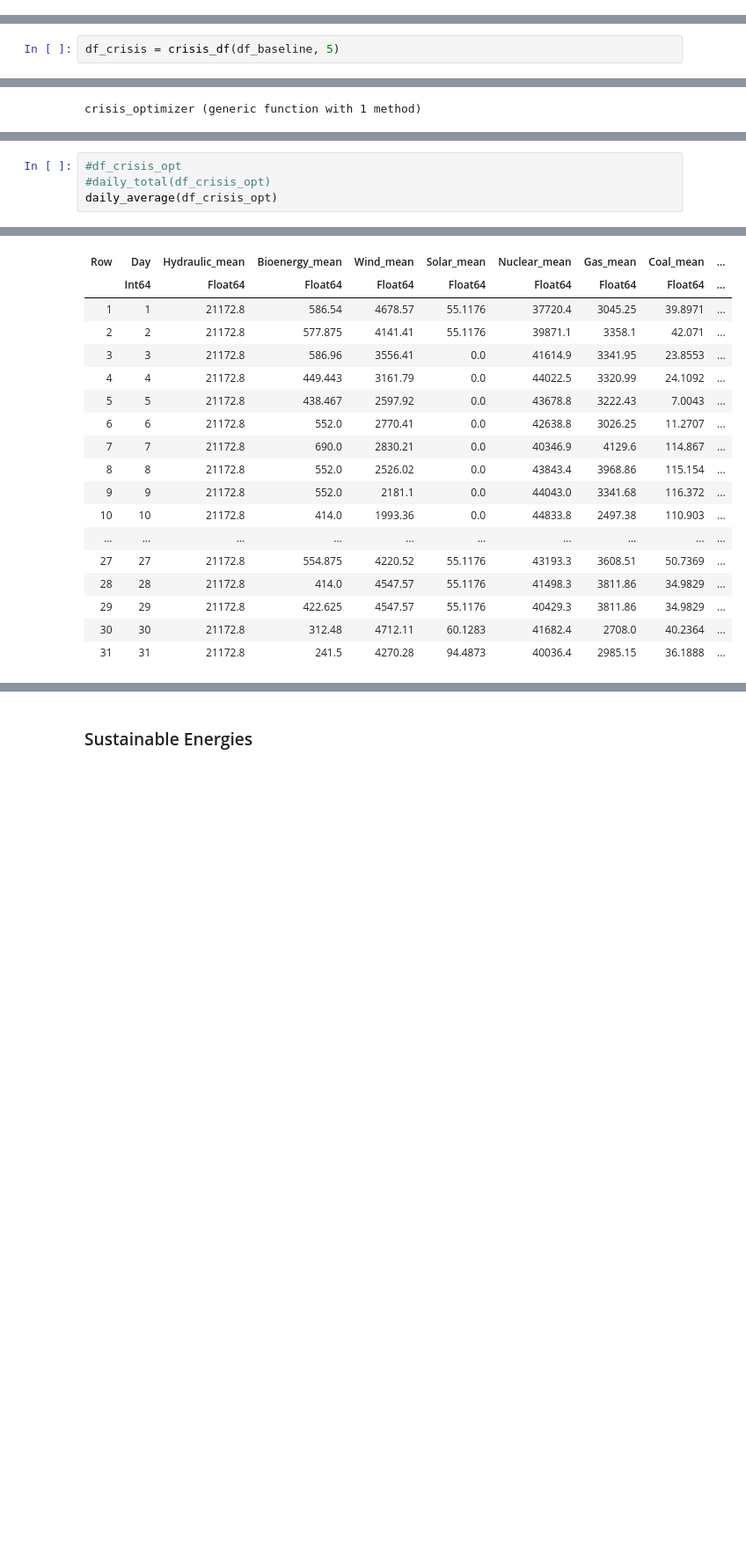
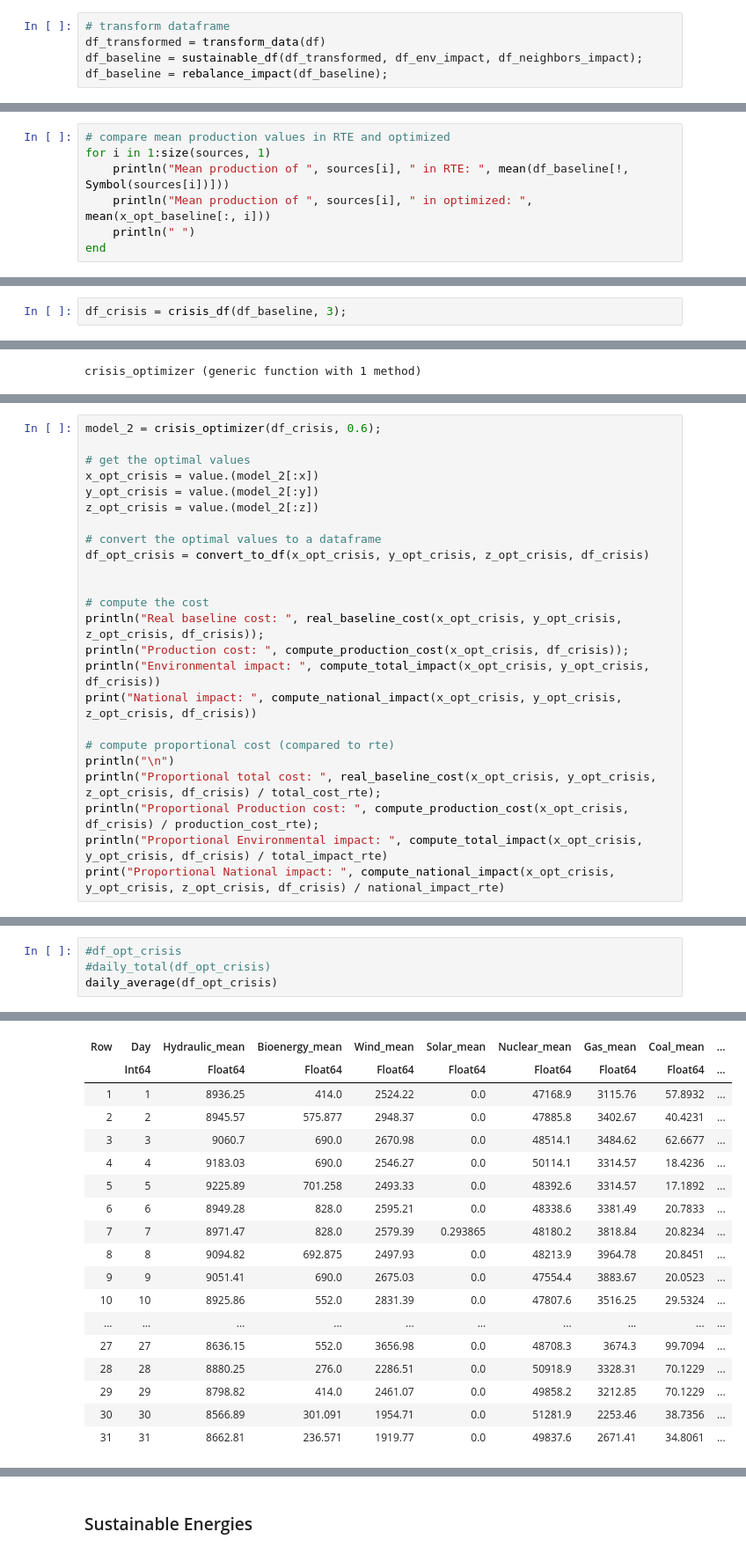
Before and after one commit to OscarCourbit/Energy-Allocation-in-France, a Jupyter notebook: Project_Problem.ipynb, the cells around one changed output, grey strips where cells are left out. Shown at 88% size. Cells and saved outputs as stored; diff of their text form; blank space fills up the shorter version.

```diff
--- a/Project_Problem.ipynb
+++ b/Project_Problem.ipynb
@@ -421,2 +550,7 @@ df_baseline = transform_data(df)
+# %%
+# transform dataframe
+df_transformed = transform_data(df)
+df_baseline = sustainable_df(df_transformed, df_env_impact, df_neighbors_impact);
+df_baseline = rebalance_impact(df_baseline);
 # %%
 # total hydraulic production from MWh to TWh
@@ -632,0 +869,7 @@ Real baseline cost: 5.061032927764586e10
+# %%
+# compare mean production values in RTE and optimized
+for i in 1:size(sources, 1)
+    println("Mean production of ", sources[i], " in RTE: ", mean(df_baseline[!, Symbol(sources[i])]))
+    println("Mean production of ", sources[i], " in optimized: ", mean(x_opt_baseline[:, i]))
+    println(" ")
+end
@@ -685,4 +948,4 @@ end
 # %% [output]
 crisis_df (generic function with 1 method)
 # %%
-df_crisis = crisis_df(df_baseline, 5)
+df_crisis = crisis_df(df_baseline, 3);
@@ -773,0 +996,24 @@ Real baseline cost: 5.09431466128447e10
+# %%
+model_2 = crisis_optimizer(df_crisis, 0.6);
+
+# get the optimal values
+x_opt_crisis = value.(model_2[:x])
+y_opt_crisis = value.(model_2[:y])
+z_opt_crisis = value.(model_2[:z])
+
+# convert the optimal values to a dataframe
+df_opt_crisis = convert_to_df(x_opt_crisis, y_opt_crisis, z_opt_crisis, df_crisis)
+
+
+# compute the cost
+println("Real baseline cost: ", real_baseline_cost(x_opt_crisis, y_opt_crisis, z_opt_crisis, df_crisis));
+println("Production cost: ", compute_production_cost(x_opt_crisis, df_crisis));
+println("Environmental impact: ", compute_total_impact(x_opt_crisis, y_opt_crisis, df_crisis))
+print("National impact: ", compute_national_impact(x_opt_crisis, y_opt_crisis, z_opt_crisis, df_crisis))
+
+# compute proportional cost (compared to rte)
+println("\n")
+println("Proportional total cost: ", real_baseline_cost(x_opt_crisis, y_opt_crisis, z_opt_crisis, df_crisis) / total_cost_rte);
+println("Proportional Production cost: ", compute_production_cost(x_opt_crisis, df_crisis) / production_cost_rte);
+println("Proportional Environmental impact: ", compute_total_impact(x_opt_crisis, y_opt_crisis, df_crisis) / total_impact_rte)
+print("Proportional National impact: ", compute_national_impact(x_opt_crisis, y_opt_crisis, z_opt_crisis, df_crisis) / national_impact_rte)
@@ -774,25 +1032,25 @@ Real baseline cost: 5.09431466128447e10
 # %%
-#df_crisis_opt
-#daily_total(df_crisis_opt)
-daily_average(df_crisis_opt)
+#df_opt_crisis
+#daily_total(df_opt_crisis)
+daily_average(df_opt_crisis)
 # %% [output]
 31×19 DataFrame
 6 rows omitted
 | Row | Day | Hydraulic_mean | Bioenergy_mean | Wind_mean | Solar_mean | Nuclear_mean | Gas_mean | Coal_mean | ... |
 |  | Int64 | Float64 | Float64 | Float64 | Float64 | Float64 | Float64 | Float64 | ... |
-| 1 | 1 | 21172.8 | 586.54 | 4678.57 | 55.1176 | 37720.4 | 3045.25 | 39.8971 | ... |
-| 2 | 2 | 21172.8 | 577.875 | 4141.41 | 55.1176 | 39871.1 | 3358.1 | 42.071 | ... |
-| 3 | 3 | 21172.8 | 586.96 | 3556.41 | 0.0 | 41614.9 | 3341.95 | 23.8553 | ... |
-| 4 | 4 | 21172.8 | 449.443 | 3161.79 | 0.0 | 44022.5 | 3320.99 | 24.1092 | ... |
-| 5 | 5 | 21172.8 | 438.467 | 2597.92 | 0.0 | 43678.8 | 3222.43 | 7.0043 | ... |
-| 6 | 6 | 21172.8 | 552.0 | 2770.41 | 0.0 | 42638.8 | 3026.25 | 11.2707 | ... |
-| 7 | 7 | 21172.8 | 690.0 | 2830.21 | 0.0 | 40346.9 | 4129.6 | 114.867 | ... |
-| 8 | 8 | 21172.8 | 552.0 | 2526.02 | 0.0 | 43843.4 | 3968.86 | 115.154 | ... |
-| 9 | 9 | 21172.8 | 552.0 | 2181.1 | 0.0 | 44043.0 | 3341.68 | 116.372 | ... |
-| 10 | 10 | 21172.8 | 414.0 | 1993.36 | 0.0 | 44833.8 | 2497.38 | 110.903 | ... |
+| 1 | 1 | 8936.25 | 414.0 | 2524.22 | 0.0 | 47168.9 | 3115.76 | 57.8932 | ... |
+| 2 | 2 | 8945.57 | 575.877 | 2948.37 | 0.0 | 47885.8 | 3402.67 | 40.4231 | ... |
+| 3 | 3 | 9060.7 | 690.0 | 2670.98 | 0.0 | 48514.1 | 3484.62 | 62.6677 | ... |
+| 4 | 4 | 9183.03 | 690.0 | 2546.27 | 0.0 | 50114.1 | 3314.57 | 18.4236 | ... |
+| 5 | 5 | 9225.89 | 701.258 | 2493.33 | 0.0 | 48392.6 | 3314.57 | 17.1892 | ... |
+| 6 | 6 | 8949.28 | 828.0 | 2595.21 | 0.0 | 48338.6 | 3381.49 | 20.7833 | ... |
+| 7 | 7 | 8971.47 | 828.0 | 2579.39 | 0.293865 | 48180.2 | 3818.84 | 20.8234 | ... |
+| 8 | 8 | 9094.82 | 692.875 | 2497.93 | 0.0 | 48213.9 | 3964.78 | 20.8451 | ... |
+| 9 | 9 | 9051.41 | 690.0 | 2675.03 | 0.0 | 47554.4 | 3883.67 | 20.0523 | ... |
+| 10 | 10 | 8925.86 | 552.0 | 2831.39 | 0.0 | 47807.6 | 3516.25 | 29.5324 | ... |
 | ... | ... | ... | ... | ... | ... | ... | ... | ... | ... |
-| 27 | 27 | 21172.8 | 554.875 | 4220.52 | 55.1176 | 43193.3 | 3608.51 | 50.7369 | ... |
-| 28 | 28 | 21172.8 | 414.0 | 4547.57 | 55.1176 | 41498.3 | 3811.86 | 34.9829 | ... |
-| 29 | 29 | 21172.8 | 422.625 | 4547.57 | 55.1176 | 40429.3 | 3811.86 | 34.9829 | ... |
-| 30 | 30 | 21172.8 | 312.48 | 4712.11 | 60.1283 | 41682.4 | 2708.0 | 40.2364 | ... |
-| 31 | 31 | 21172.8 | 241.5 | 4270.28 | 94.4873 | 40036.4 | 2985.15 | 36.1888 | ... |
+| 27 | 27 | 8636.15 | 552.0 | 3656.98 | 0.0 | 48708.3 | 3674.3 | 99.7094 | ... |
+| 28 | 28 | 8880.25 | 276.0 | 2286.51 | 0.0 | 50918.9 | 3328.31 | 70.1229 | ... |
+| 29 | 29 | 8798.82 | 414.0 | 2461.07 | 0.0 | 49858.2 | 3212.85 | 70.1229 | ... |
+| 30 | 30 | 8566.89 | 301.091 | 1954.71 | 0.0 | 51281.9 | 2253.46 | 38.7356 | ... |
+| 31 | 31 | 8662.81 | 236.571 | 1919.77 | 0.0 | 49837.6 | 2671.41 | 34.8061 | ... |
```
Also changed, not shown: parts of 44 cells of this notebook, 27 other files.
